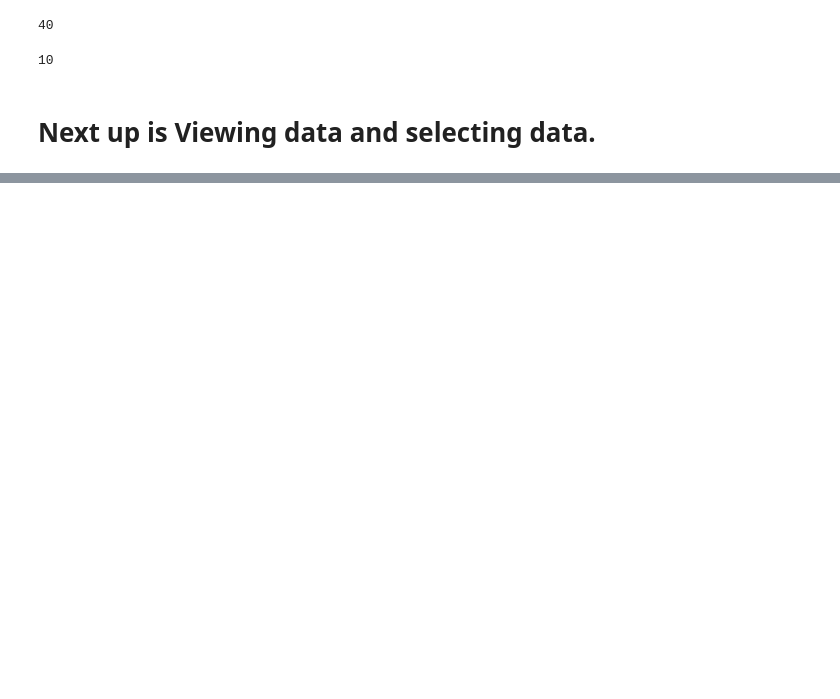
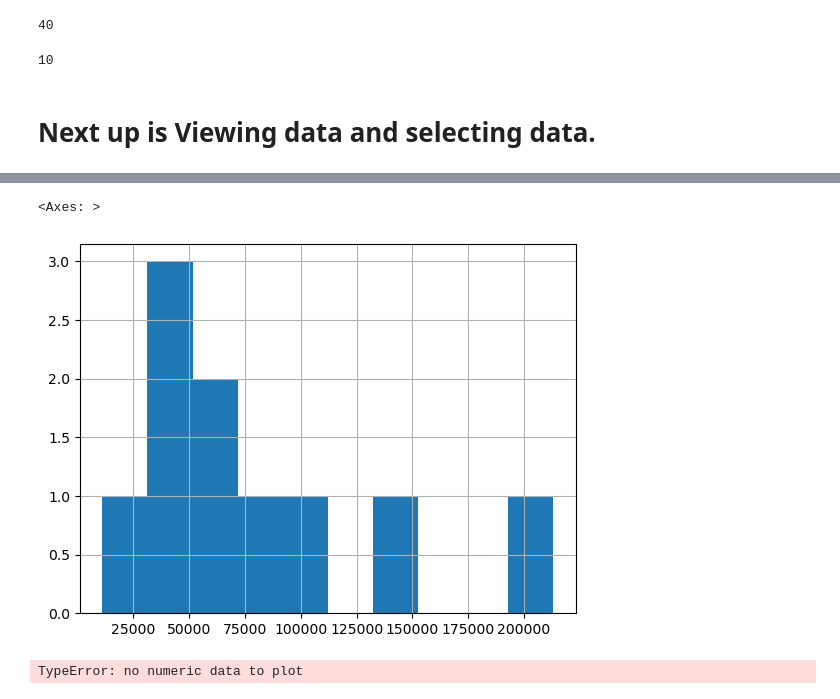
Before and after one commit to BakerSec/machine-learning-teaching, a Jupyter notebook: 00_introduction_to_pandas.ipynb, the cells around one changed output, grey strips where cells are left out. Drawn from its saved outputs; the diff is of its cells as text; code cells hidden in the pictures; blank space fills up the shorter version.

Commit message:
Add files via upload
continued Viewing and Selecting Data to it's end. Data Manipulation will be next....

```diff
--- a/00_introduction_to_pandas.ipynb
+++ b/00_introduction_to_pandas.ipynb
@@ -287,0 +523,11 @@ car_sales ## if the DF had more than 10 rows it would display them.
+# %%
+## Let's graph a historgram! A graph that shows distribution - the spread
+car_sales["Odometer (KM)"].hist() ## lol nit history ahahahahahah
+# %% [output]
+<Axes: >
+[figure, added]
+# %%
+## Niow let's try to plopt the price.... oh yeah remember? What happens?
+car_sales["Price"].plot()
+# %% [output]
+TypeError: no numeric data to plot
```
Also changed, not shown: parts of 44 cells of this notebook.
